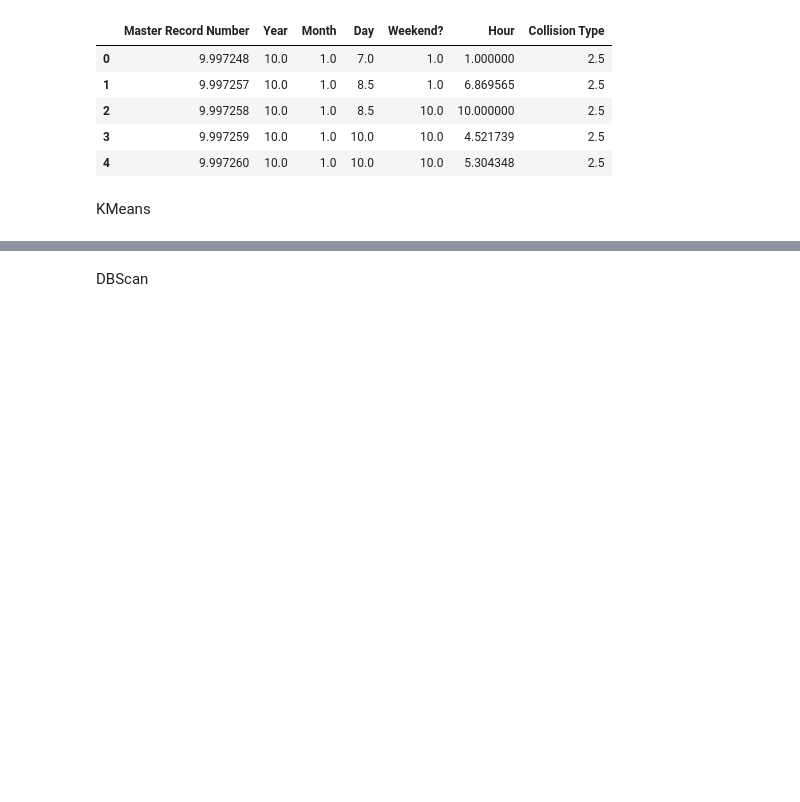
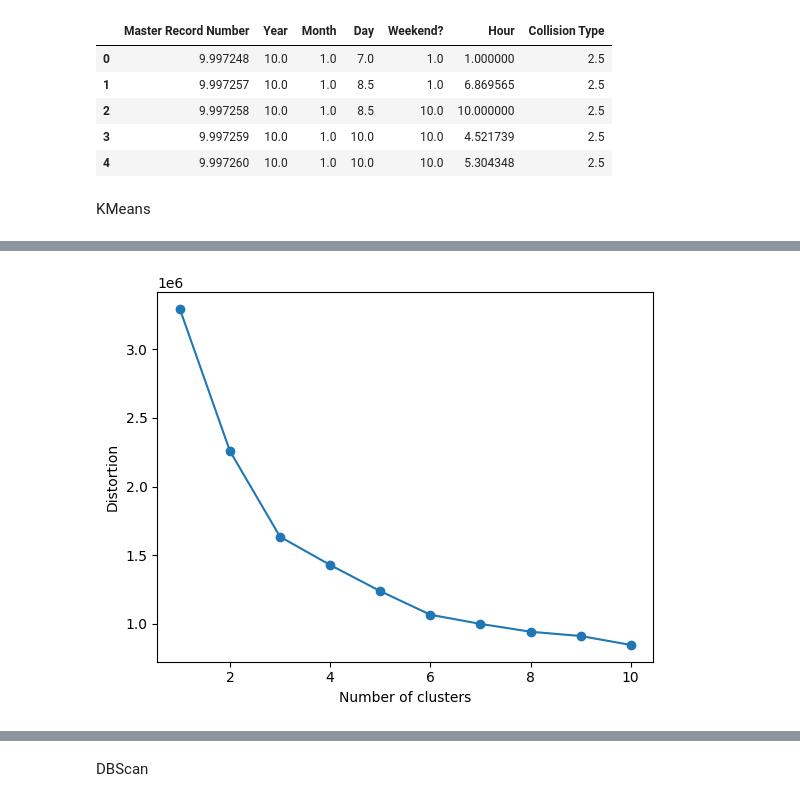
Before and after one commit to Jacques7103/Data_Science, a Jupyter notebook: Forum/Week 9/crash.ipynb, the cells around one changed output, grey strips where cells are left out. Saved outputs shown, nothing was run; the diff lists cells and outputs as text; code cells hidden in the pictures; blank space fills up the shorter version.

```diff
--- a/Forum/Week 9/crash.ipynb
+++ b/Forum/Week 9/crash.ipynb
@@ -147,3 +187,10 @@ def plot_clusters(data, labels, centroids, iteration):
+# %%
+plt.plot(range(1, 11), distortions, marker='o')
+plt.xlabel('Number of clusters')
+plt.ylabel('Distortion')
+plt.show()
+# %% [output]
+[figure, added]
 # %%
 max_iterations = 100
 k = 2
```
Also changed, not shown: parts of 14 cells of this notebook.
